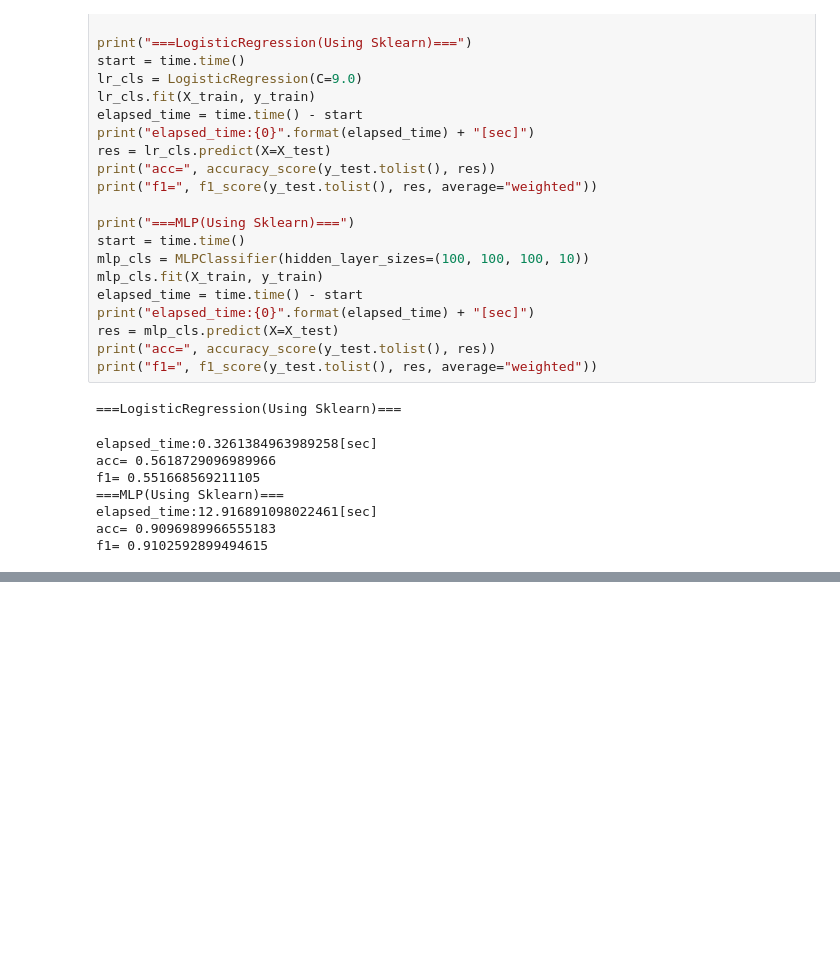
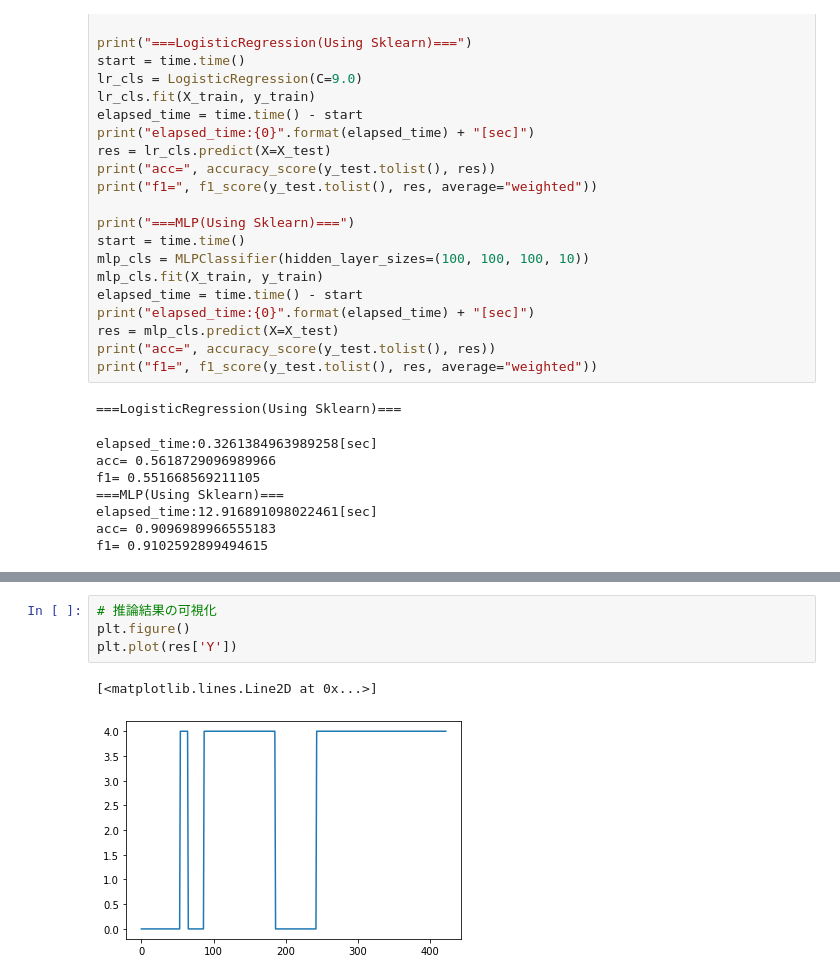
Before and after one commit to hnishi/muscle_QoreSDK_AdvCal2019, a Jupyter notebook: muscle_QoreSDK_v2.ipynb, the cells around one changed output, grey strips where cells are left out. Drawn from its saved outputs; the diff is of its cells as text; blank space fills up the shorter version.

```diff
--- a/muscle_QoreSDK_v2.ipynb
+++ b/muscle_QoreSDK_v2.ipynb
@@ -212,0 +354,7 @@ f1= 0.9102592899494615
+# %%
+# 推論結果の可視化
+plt.figure()
+plt.plot(res['Y'])
+# %% [output]
+[<matplotlib.lines.Line2D at 0x...>]
+[figure, added]
```
Also changed, not shown: parts of 13 cells of this notebook, 6 other files.
